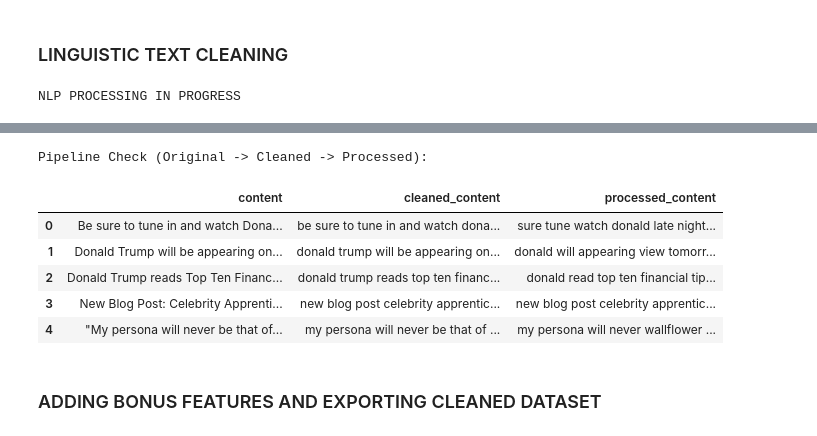
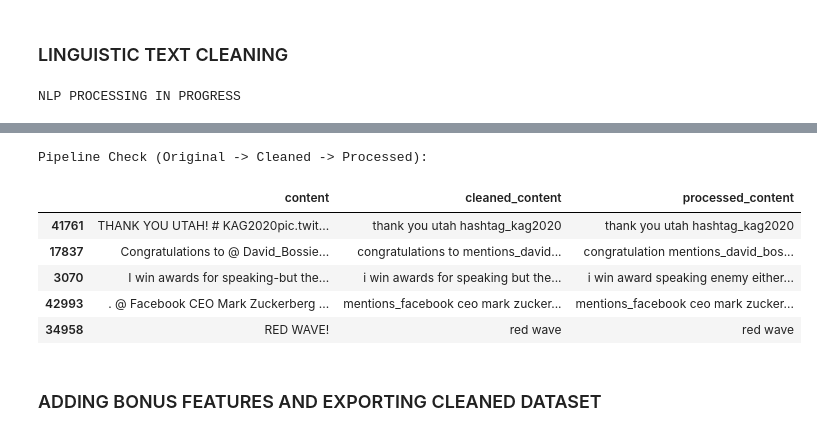
Before and after one commit to xalixja/social-media-engagement-prediction, a Jupyter notebook: notebooks/02_preprocessing.ipynb, the cells around one changed output, grey strips where cells are left out. Cells and saved outputs as stored; diff of their text form; code cells hidden in the pictures.

```diff
--- a/notebooks/02_preprocessing.ipynb
+++ b/notebooks/02_preprocessing.ipynb
@@ -97,7 +106,9 @@ nltk.download('wordnet')
 
 # Initialize the tools
 base_stop_words = set(stopwords.words('english'))
-words_to_keep = {
+
+# Define a set of stop words exceptions that we want to keep in our processed text
+base_stop_words_exceptions = {
     "i", "me", "my", "mine",
     "you", "your", "yours",
     "we", "us", "our", "ours",
@@ -109,9 +120,9 @@ words_to_keep = {
 }
 # Domain-specific noise words to filter out
 twitter_noise_words = {
-    "amp", "realdonaldtrump", "trump"
+    "realdonaldtrump",
 }
-custom_stop_words = (base_stop_words - words_to_keep) | twitter_noise_words
+custom_stop_words = base_stop_words - base_stop_words_exceptions | twitter_noise_words
 lemmatizer = WordNetLemmatizer()
 
 # Define the NLP processing function
@@ -129,6 +140,7 @@ def process_nlp(text: str) -> str:
     # B. Stopwords removal and
     # C. Lemmatization
     # We also remove words that are just 1 character long (e.g., isolated 's' or 't') but keep 'i' as it's a common pronoun
+    # Lemmatization reduces words to their base or dictionary form (e.g., "running" -> "run")
     processed_tokens = [
         lemmatizer.lemmatize(word)
         for word in tokens
@@ -144,14 +156,9 @@ print("NLP PROCESSING IN PROGRESS")
 # Apply the function to create the final processed column
 df['processed_content'] = df['cleaned_content'].apply(process_nlp)
 
-# We preserve the original 'hashtags' and 'mentions' columns from the Kaggle dataset
-# and convert them to binary flags (0/1). These serve as an independent signal
-# from the structural counts derived from raw text in notebook 03.
-df['has_hashtag'] = df['hashtags'].notna().astype(int)
-df['has_mention'] = df['mentions'].notna().astype(int)
-
 # Display the full transformation pipeline
 print("\nPipeline Check (Original -> Cleaned -> Processed):")
-display(df[['content', 'cleaned_content', 'processed_content']].head())
+df_sample = df[['content', 'cleaned_content', 'processed_content']].sample(n=5)
+display(df_sample)
 # %% [output]
 NLP PROCESSING IN PROGRESS
@@ -169,11 +172,11 @@ NLP PROCESSING IN PROGRESS
 [nltk_data]   Package wordnet is already up-to-date!
 Pipeline Check (Original -> Cleaned -> Processed):
 |  | content | cleaned_content | processed_content |
-| 0 | Be sure to tune in and watch Dona... | be sure to tune in and watch dona... | sure tune watch donald late night... |
-| 1 | Donald Trump will be appearing on... | donald trump will be appearing on... | donald will appearing view tomorr... |
-| 2 | Donald Trump reads Top Ten Financ... | donald trump reads top ten financ... | donald read top ten financial tip... |
-| 3 | New Blog Post: Celebrity Apprenti... | new blog post celebrity apprentic... | new blog post celebrity apprentic... |
-| 4 | "My persona will never be that of... | my persona will never be that of ... | my persona will never wallflower ... |
+| 41761 | THANK YOU UTAH! # KAG2020pic.twit... | thank you utah hashtag_kag2020 | thank you utah hashtag_kag2020 |
+| 17837 | Congratulations to @ David_Bossie... | congratulations to mentions_david... | congratulation mentions_david_bos... |
+| 3070 | I win awards for speaking-but the... | i win awards for speaking but the... | i win award speaking enemy either... |
+| 42993 | . @ Facebook CEO Mark Zuckerberg ... | mentions_facebook ceo mark zucker... | mentions_facebook ceo mark zucker... |
+| 34958 | RED WAVE! | red wave | red wave |
 # %% [markdown]
 ### ADDING BONUS FEATURES AND EXPORTING CLEANED DATASET
 # %%
```
Also changed, not shown: parts of 5 cells of this notebook, 6 other files.
